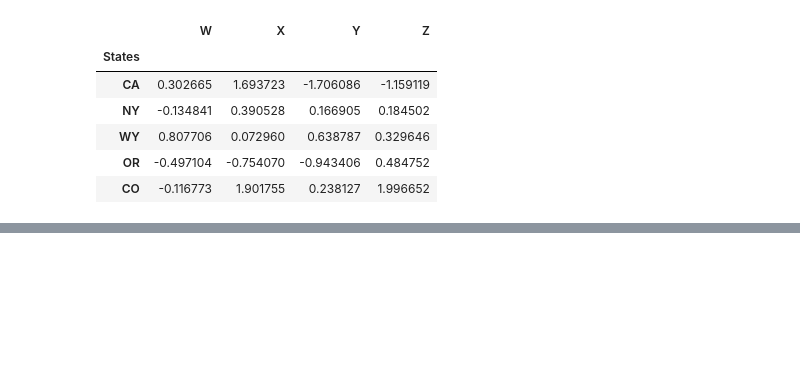
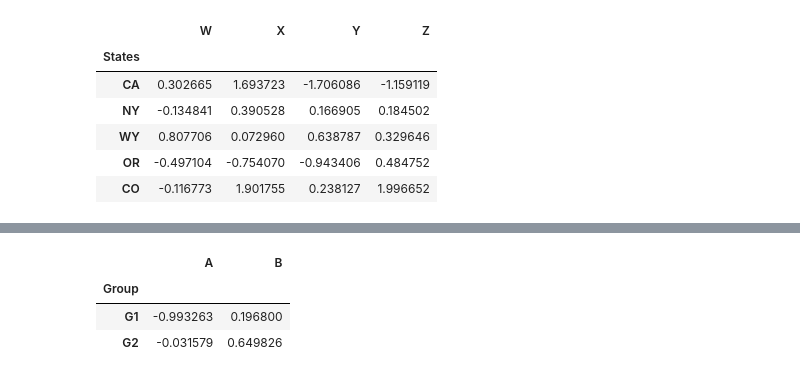
Before and after one commit to samira-shy/Python, a Jupyter notebook: pandas/DataFrame.ipynb, the cells around one changed output, grey strips where cells are left out. Drawn from its saved outputs; the diff is of its cells as text; code cells hidden in the pictures; blank space fills up the shorter version.

```diff
--- a/pandas/DataFrame.ipynb
+++ b/pandas/DataFrame.ipynb
@@ -427,0 +511,7 @@ display(df.describe())
+# %%
+df.xs(1, level='Num')
+# %% [output]
+|  | A | B |
+| Group |  |  |
+| G1 | -0.993263 | 0.196800 |
+| G2 | -0.031579 | 0.649826 |
```
Also changed, not shown: parts of 19 cells of this notebook.
